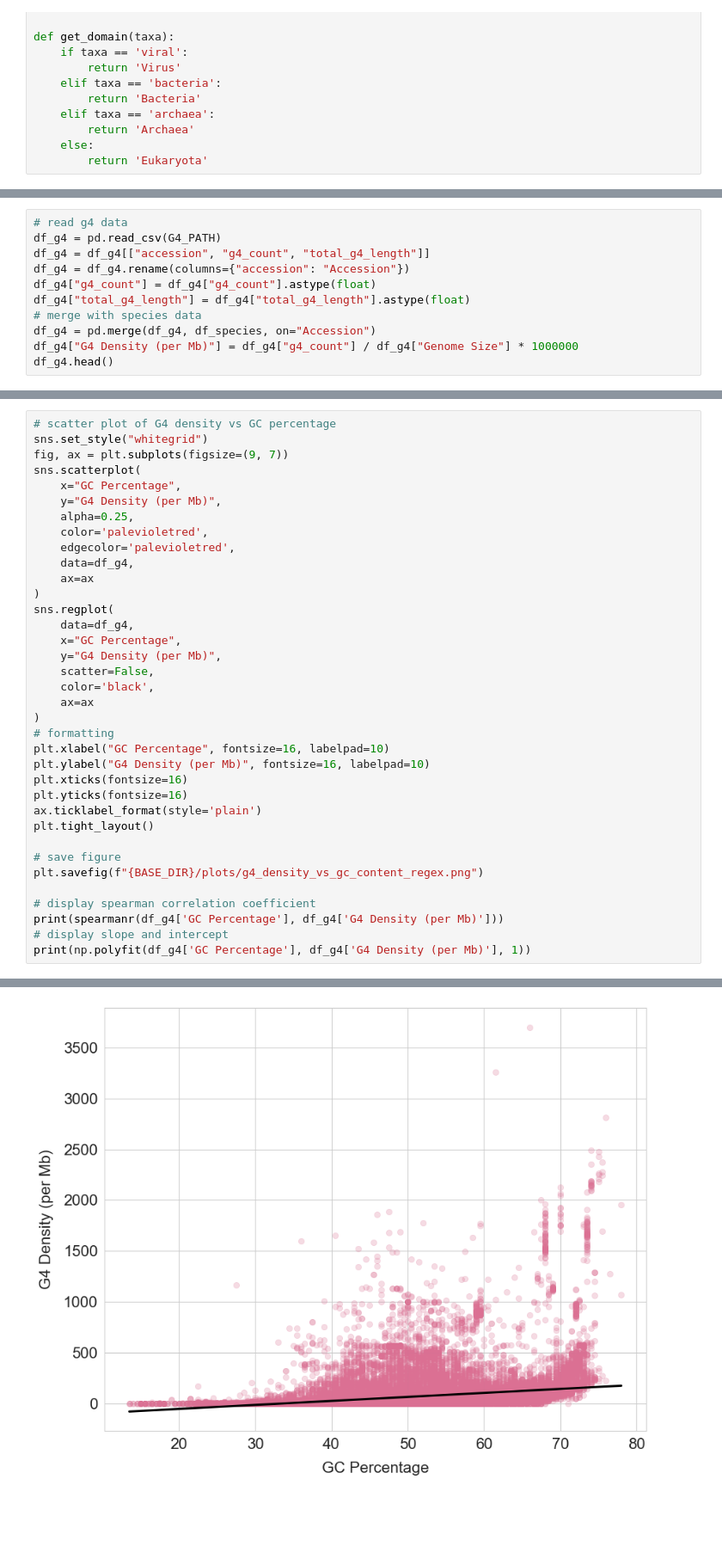
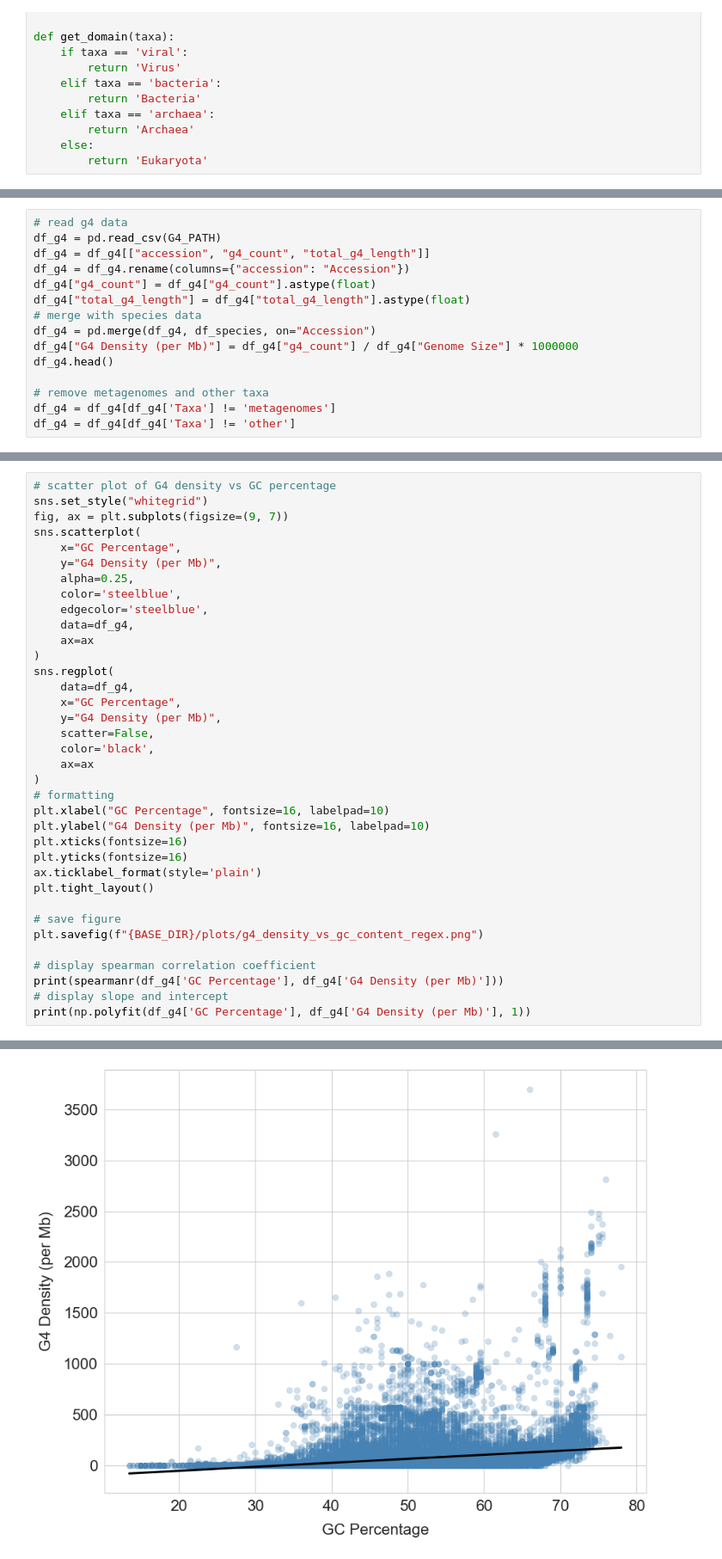
Before and after one commit to Georgakopoulos-Soares-lab/Quadrupia, a Jupyter notebook: notebooks/3_gc_content_g4_density_regex.ipynb, the cells around one changed output, grey strips where cells are left out. Shown at 86% size. Drawn from its saved outputs; the diff is of its cells as text; blank space fills up the shorter version.

Commit message:
updated plots

```diff
--- a/notebooks/3_gc_content_g4_density_regex.ipynb
+++ b/notebooks/3_gc_content_g4_density_regex.ipynb
@@ -52,3 +52,7 @@ df_g4["total_g4_length"] = df_g4["total_g4_length"].astype(float)
 df_g4 = pd.merge(df_g4, df_species, on="Accession")
 df_g4["G4 Density (per Mb)"] = df_g4["g4_count"] / df_g4["Genome Size"] * 1000000
 df_g4.head()
+
+# remove metagenomes and other taxa
+df_g4 = df_g4[df_g4['Taxa'] != 'metagenomes']
+df_g4 = df_g4[df_g4['Taxa'] != 'other']
@@ -67,8 +64,8 @@ sns.scatterplot(
     x="GC Percentage",
     y="G4 Density (per Mb)",
     alpha=0.25,
-    color='palevioletred',
-    edgecolor='palevioletred',
+    color='steelblue',
+    edgecolor='steelblue',
     data=df_g4,
     ax=ax
 )
@@ -101,2 +98,2 @@ SignificanceResult(statistic=0.6410612603686625, pvalue=0.0)
-[figure, old version]
+[figure, new version]
 # %%
```
Also changed, not shown: parts of 5 cells of this notebook, 14 other files.
